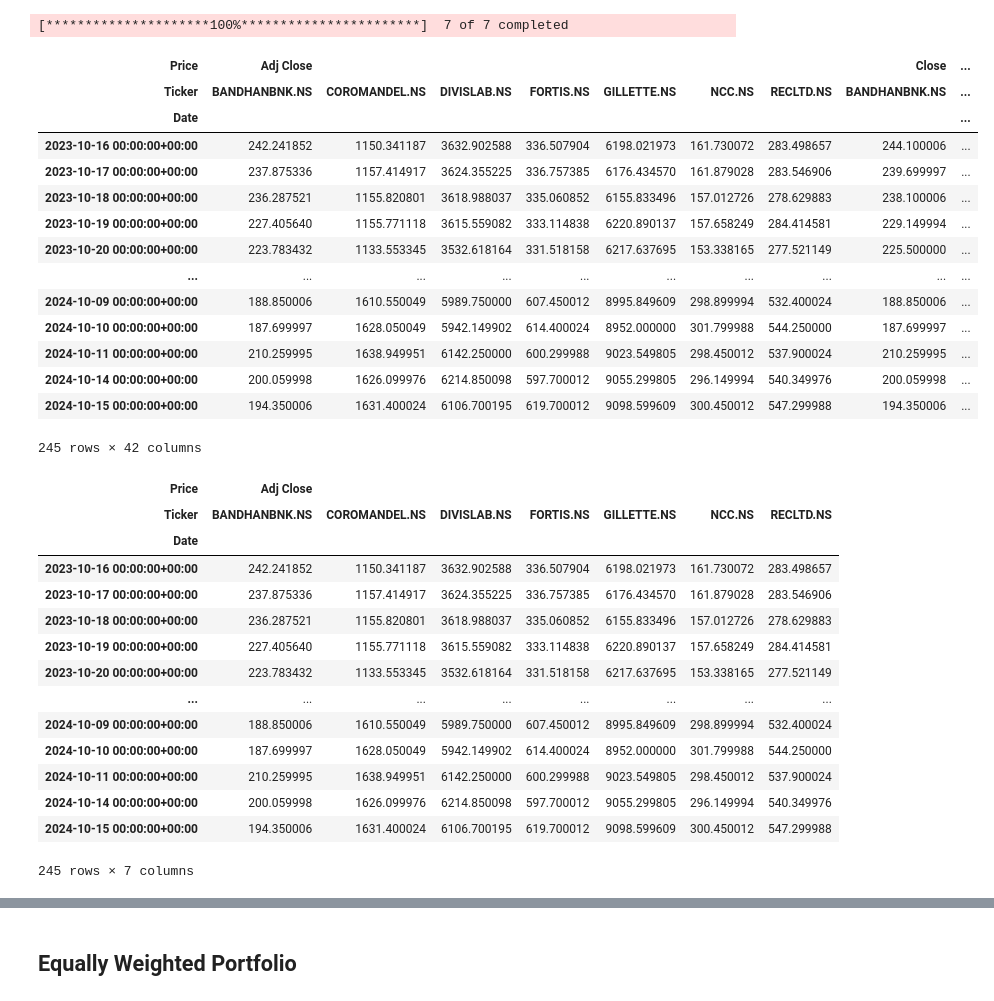
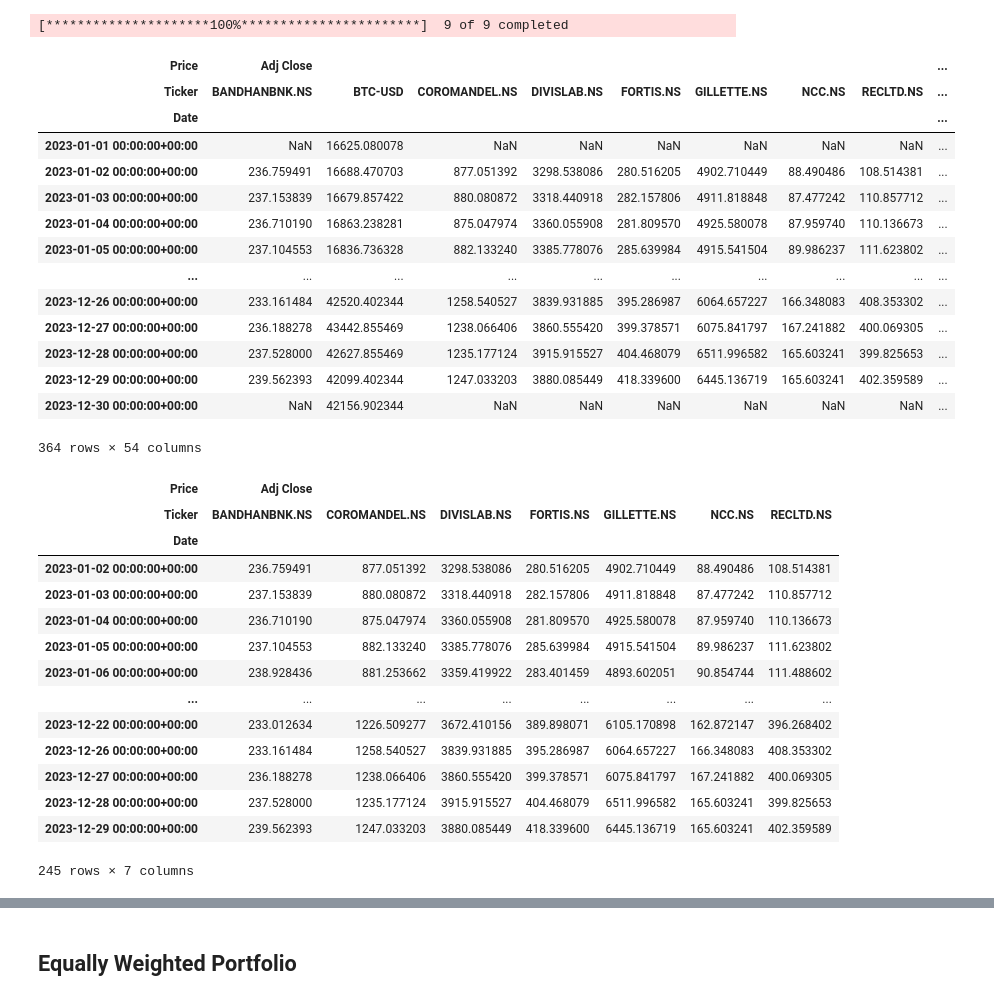
Before and after one commit to Rishi-Bharadwaj/Applied-AI-in-Finance, a Jupyter notebook: Sapm/first.ipynb, the cells around one changed output, grey strips where cells are left out. Drawn from its saved outputs; the diff is of its cells as text; code cells hidden in the pictures.

```diff
--- a/Sapm/first.ipynb
+++ b/Sapm/first.ipynb
@@ -1,31 +1,35 @@
 # %%
 import pandas as pd
 import numpy as np
 import yfinance as yf
 import matplotlib.pyplot as plt
 import warnings
 warnings.filterwarnings('ignore')
 np.random.seed(69)
+
 risk_free_rate=.0655
-data = yf.download("BANDHANBNK.NS GILLETTE.NS NCC.NS FORTIS.NS RECLTD.NS DIVISLAB.NS COROMANDEL.NS", period="1y")
+tickers = "SPY BTC-USD BANDHANBNK.NS GILLETTE.NS NCC.NS FORTIS.NS RECLTD.NS DIVISLAB.NS COROMANDEL.NS"
+start_date = "2023-01-01"
+end_date = "2023-12-31"
+data = yf.download(tickers, start=start_date, end=end_date)
 data
 # %% [output]
-[*********************100%***********************]  7 of 7 completed
+[*********************100%***********************]  9 of 9 completed
-| Price | Adj Close |  |  |  |  |  |  | Close | ... |
-| Ticker | BANDHANBNK.NS | COROMANDEL.NS | DIVISLAB.NS | FORTIS.NS | GILLETTE.NS | NCC.NS | RECLTD.NS | BANDHANBNK.NS | ... |
+| Price | Adj Close |  |  |  |  |  |  |  | ... |
+| Ticker | BANDHANBNK.NS | BTC-USD | COROMANDEL.NS | DIVISLAB.NS | FORTIS.NS | GILLETTE.NS | NCC.NS | RECLTD.NS | ... |
 | Date |  |  |  |  |  |  |  |  | ... |
-| 2023-10-16 00:00:00+00:00 | 242.241852 | 1150.341187 | 3632.902588 | 336.507904 | 6198.021973 | 161.730072 | 283.498657 | 244.100006 | ... |
-| 2023-10-17 00:00:00+00:00 | 237.875336 | 1157.414917 | 3624.355225 | 336.757385 | 6176.434570 | 161.879028 | 283.546906 | 239.699997 | ... |
-| 2023-10-18 00:00:00+00:00 | 236.287521 | 1155.820801 | 3618.988037 | 335.060852 | 6155.833496 | 157.012726 | 278.629883 | 238.100006 | ... |
-| 2023-10-19 00:00:00+00:00 | 227.405640 | 1155.771118 | 3615.559082 | 333.114838 | 6220.890137 | 157.658249 | 284.414581 | 229.149994 | ... |
-| 2023-10-20 00:00:00+00:00 | 223.783432 | 1133.553345 | 3532.618164 | 331.518158 | 6217.637695 | 153.338165 | 277.521149 | 225.500000 | ... |
+| 2023-01-01 00:00:00+00:00 | NaN | 16625.080078 | NaN | NaN | NaN | NaN | NaN | NaN | ... |
+| 2023-01-02 00:00:00+00:00 | 236.759491 | 16688.470703 | 877.051392 | 3298.538086 | 280.516205 | 4902.710449 | 88.490486 | 108.514381 | ... |
+| 2023-01-03 00:00:00+00:00 | 237.153839 | 16679.857422 | 880.080872 | 3318.440918 | 282.157806 | 4911.818848 | 87.477242 | 110.857712 | ... |
+| 2023-01-04 00:00:00+00:00 | 236.710190 | 16863.238281 | 875.047974 | 3360.055908 | 281.809570 | 4925.580078 | 87.959740 | 110.136673 | ... |
+| 2023-01-05 00:00:00+00:00 | 237.104553 | 16836.736328 | 882.133240 | 3385.778076 | 285.639984 | 4915.541504 | 89.986237 | 111.623802 | ... |
 | ... | ... | ... | ... | ... | ... | ... | ... | ... | ... |
-| 2024-10-09 00:00:00+00:00 | 188.850006 | 1610.550049 | 5989.750000 | 607.450012 | 8995.849609 | 298.899994 | 532.400024 | 188.850006 | ... |
-| 2024-10-10 00:00:00+00:00 | 187.699997 | 1628.050049 | 5942.149902 | 614.400024 | 8952.000000 | 301.799988 | 544.250000 | 187.699997 | ... |
-| 2024-10-11 00:00:00+00:00 | 210.259995 | 1638.949951 | 6142.250000 | 600.299988 | 9023.549805 | 298.450012 | 537.900024 | 210.259995 | ... |
-| 2024-10-14 00:00:00+00:00 | 200.059998 | 1626.099976 | 6214.850098 | 597.700012 | 9055.299805 | 296.149994 | 540.349976 | 200.059998 | ... |
-| 2024-10-15 00:00:00+00:00 | 194.350006 | 1631.400024 | 6106.700195 | 619.700012 | 9098.599609 | 300.450012 | 547.299988 | 194.350006 | ... |
+| 2023-12-26 00:00:00+00:00 | 233.161484 | 42520.402344 | 1258.540527 | 3839.931885 | 395.286987 | 6064.657227 | 166.348083 | 408.353302 | ... |
+| 2023-12-27 00:00:00+00:00 | 236.188278 | 43442.855469 | 1238.066406 | 3860.555420 | 399.378571 | 6075.841797 | 167.241882 | 400.069305 | ... |
+| 2023-12-28 00:00:00+00:00 | 237.528000 | 42627.855469 | 1235.177124 | 3915.915527 | 404.468079 | 6511.996582 | 165.603241 | 399.825653 | ... |
+| 2023-12-29 00:00:00+00:00 | 239.562393 | 42099.402344 | 1247.033203 | 3880.085449 | 418.339600 | 6445.136719 | 165.603241 | 402.359589 | ... |
+| 2023-12-30 00:00:00+00:00 | NaN | 42156.902344 | NaN | NaN | NaN | NaN | NaN | NaN | ... |
-245 rows × 42 columns
+364 rows × 54 columns
 # %%
 df=data[[('Adj Close', 'BANDHANBNK.NS'),
          ('Adj Close', 'COROMANDEL.NS'),
@@ -34,22 +38,23 @@ df=data[[('Adj Close', 'BANDHANBNK.NS'),
             ('Adj Close',   'GILLETTE.NS'),
             ('Adj Close',        'NCC.NS'),
             ('Adj Close',     'RECLTD.NS'),]]
+df.dropna(inplace=True)
 df
 # %% [output]
 | Price | Adj Close |  |  |  |  |  |  |
 | Ticker | BANDHANBNK.NS | COROMANDEL.NS | DIVISLAB.NS | FORTIS.NS | GILLETTE.NS | NCC.NS | RECLTD.NS |
 | Date |  |  |  |  |  |  |  |
-| 2023-10-16 00:00:00+00:00 | 242.241852 | 1150.341187 | 3632.902588 | 336.507904 | 6198.021973 | 161.730072 | 283.498657 |
-| 2023-10-17 00:00:00+00:00 | 237.875336 | 1157.414917 | 3624.355225 | 336.757385 | 6176.434570 | 161.879028 | 283.546906 |
-| 2023-10-18 00:00:00+00:00 | 236.287521 | 1155.820801 | 3618.988037 | 335.060852 | 6155.833496 | 157.012726 | 278.629883 |
-| 2023-10-19 00:00:00+00:00 | 227.405640 | 1155.771118 | 3615.559082 | 333.114838 | 6220.890137 | 157.658249 | 284.414581 |
-| 2023-10-20 00:00:00+00:00 | 223.783432 | 1133.553345 | 3532.618164 | 331.518158 | 6217.637695 | 153.338165 | 277.521149 |
+| 2023-01-02 00:00:00+00:00 | 236.759491 | 877.051392 | 3298.538086 | 280.516205 | 4902.710449 | 88.490486 | 108.514381 |
+| 2023-01-03 00:00:00+00:00 | 237.153839 | 880.080872 | 3318.440918 | 282.157806 | 4911.818848 | 87.477242 | 110.857712 |
+| 2023-01-04 00:00:00+00:00 | 236.710190 | 875.047974 | 3360.055908 | 281.809570 | 4925.580078 | 87.959740 | 110.136673 |
+| 2023-01-05 00:00:00+00:00 | 237.104553 | 882.133240 | 3385.778076 | 285.639984 | 4915.541504 | 89.986237 | 111.623802 |
+| 2023-01-06 00:00:00+00:00 | 238.928436 | 881.253662 | 3359.419922 | 283.401459 | 4893.602051 | 90.854744 | 111.488602 |
 | ... | ... | ... | ... | ... | ... | ... | ... |
-| 2024-10-09 00:00:00+00:00 | 188.850006 | 1610.550049 | 5989.750000 | 607.450012 | 8995.849609 | 298.899994 | 532.400024 |
-| 2024-10-10 00:00:00+00:00 | 187.699997 | 1628.050049 | 5942.149902 | 614.400024 | 8952.000000 | 301.799988 | 544.250000 |
-| 2024-10-11 00:00:00+00:00 | 210.259995 | 1638.949951 | 6142.250000 | 600.299988 | 9023.549805 | 298.450012 | 537.900024 |
-| 2024-10-14 00:00:00+00:00 | 200.059998 | 1626.099976 | 6214.850098 | 597.700012 | 9055.299805 | 296.149994 | 540.349976 |
-| 2024-10-15 00:00:00+00:00 | 194.350006 | 1631.400024 | 6106.700195 | 619.700012 | 9098.599609 | 300.450012 | 547.299988 |
+| 2023-12-22 00:00:00+00:00 | 233.012634 | 1226.509277 | 3672.410156 | 389.898071 | 6105.170898 | 162.872147 | 396.268402 |
+| 2023-12-26 00:00:00+00:00 | 233.161484 | 1258.540527 | 3839.931885 | 395.286987 | 6064.657227 | 166.348083 | 408.353302 |
+| 2023-12-27 00:00:00+00:00 | 236.188278 | 1238.066406 | 3860.555420 | 399.378571 | 6075.841797 | 167.241882 | 400.069305 |
+| 2023-12-28 00:00:00+00:00 | 237.528000 | 1235.177124 | 3915.915527 | 404.468079 | 6511.996582 | 165.603241 | 399.825653 |
+| 2023-12-29 00:00:00+00:00 | 239.562393 | 1247.033203 | 3880.085449 | 418.339600 | 6445.136719 | 165.603241 | 402.359589 |
 245 rows × 7 columns
 # %%
 returns = df.pct_change().dropna()
```
Also changed, not shown: parts of 30 cells of this notebook.
